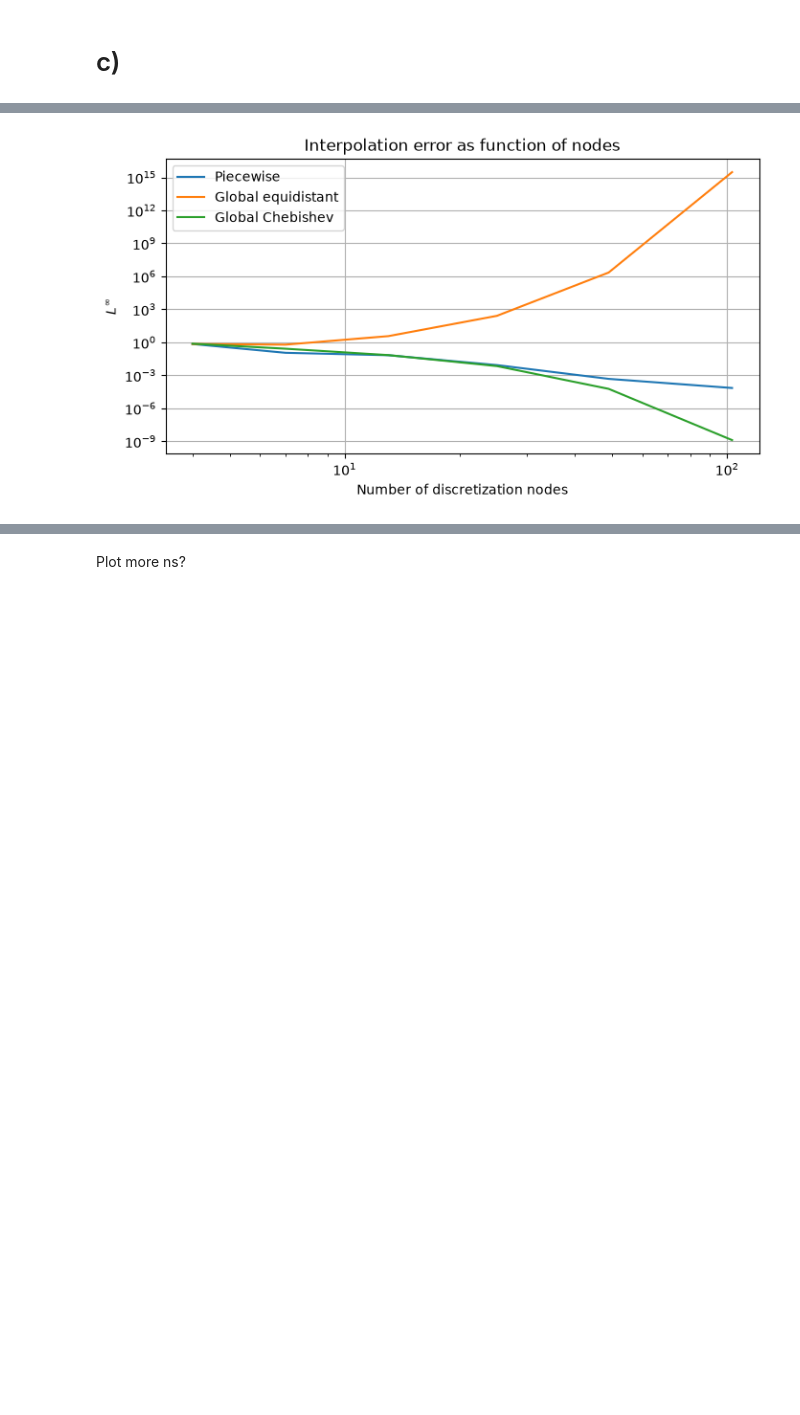
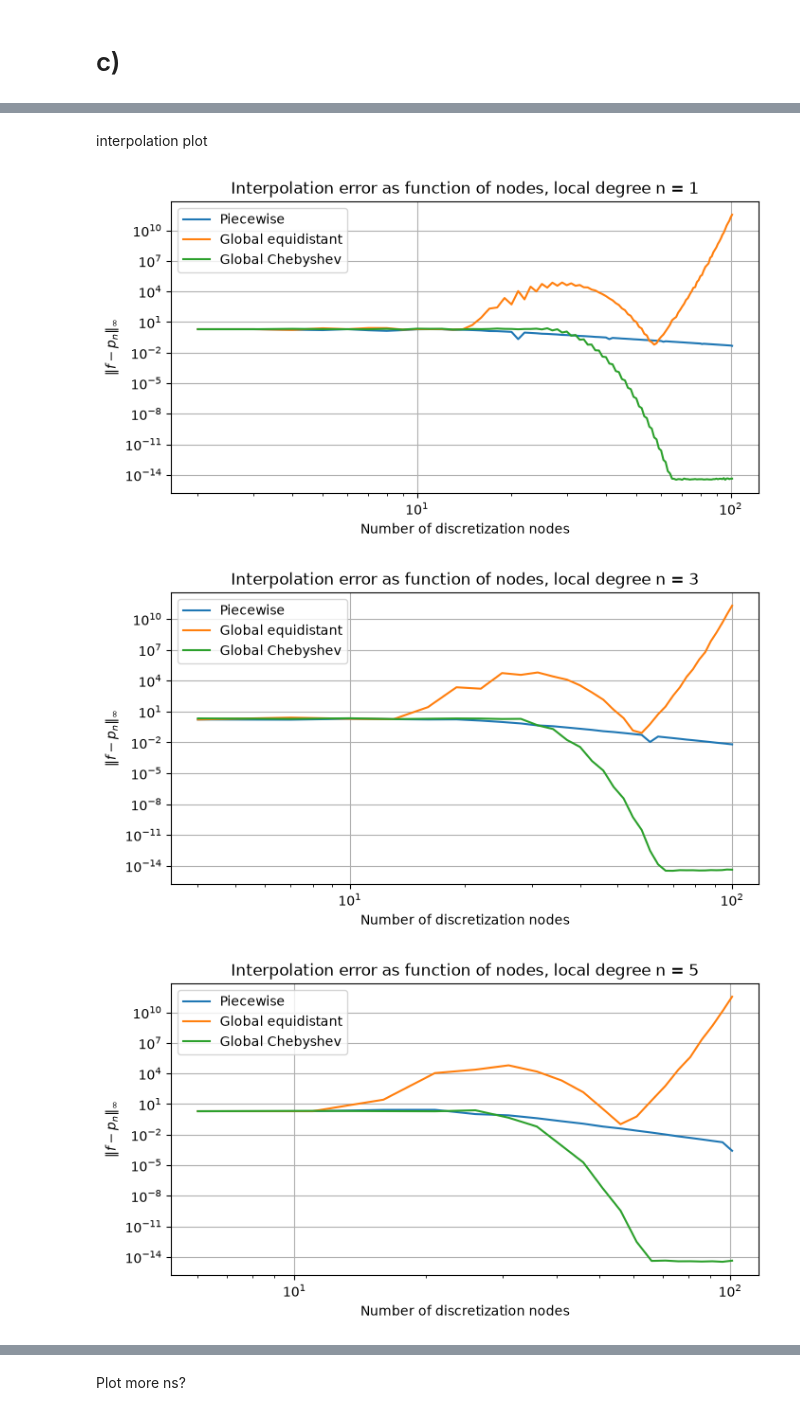
Before and after one commit to KristofferEide06/TMA4215, a Jupyter notebook: project_1/notebooks/project_1.ipynb, the cells around one changed output, grey strips where cells are left out. Cells and saved outputs as stored; diff of their text form; code cells hidden in the pictures; blank space fills up the shorter version.

```diff
--- a/project_1/notebooks/project_1.ipynb
+++ b/project_1/notebooks/project_1.ipynb
@@ -74,13 +81,14 @@ from tma4215_project1.analysis.plots.lagrange_plots import(
     compare_l2_max_norm,
 )
 # %%
-n_arr_b = np.arange(1, 31, dtype = np.int64)
+n_arr_b = np.arange(1, 51, dtype = np.int64)
 
 fig, axs = compare_l2_max_norm(
     fun = f,
     interval = (0.0, 1.0),
     n_arr = n_arr_b,
     bound = True,
+    use_numeric_calc = True,
     savefig = SAVE_FIGURES,
 )
 plt.show()
@@ -120,19 +171,19 @@ fig, ax = plt.subplots(figsize = (8, 4))
 
 for n_local in range(1, 11):
     max_err, _ = piecewise_lagrange_k(
-        fun = runge,
+        fun = f,
         x = grid_c,
         k_arr = k_arr_c,
         n = n_local,
         interval = interval_c,
     )
 
-    ax.plot(k_arr_c, max_err, label = f'n = {n_local}', marker = '.', markersize = 3)
+    ax.plot(k_arr_c, max_err, label = f'n = {n_local}', markersize = 3)
 
 ax.set_xscale('log')
 ax.set_yscale('log')
 ax.set_xlabel('K')
-ax.set_ylabel(r'$L^\infty$ err')
+ax.set_ylabel(r'$\|f-p_n\|_\infty$')
 ax.set_title('Piecewise interpolation error as function of K')
 ax.grid()
 ax.legend(ncol = 2)
@@ -142,0 +196,9 @@ plt.show()
+# %%
+fig, ax = plot_piecewise_interpolation(
+    fun = f,
+    x = grid_c,
+    k = 100,
+    n = 10,
+    interval = interval_c,
+    savefig = SAVE_FIGURES,
+)
@@ -143,14 +207,23 @@ plt.show()
+# %% [markdown]
+ interpolation plot
 # %%
+n_arr_comparison = np.array([1, 3, 5, 10], dtype = np.int64)
 k_arr_comparison = np.array([1, 2, 4, 8, 16, 34], dtype = np.int64)
+max_degree = 100
 
-fig, ax = compare_piecewise_global_max_error(
-    fun = runge,
-    x = grid_c,
-    k_arr = k_arr_comparison,
-    n = 3,
-    interval = interval_c,
-    savefig = SAVE_FIGURES,
-)
+
+for n in n_arr_comparison:
+    k_arr = np.arange(1, max_degree// int(n) + 1, dtype = np.int64)
+    fig, ax = compare_piecewise_global_max_error(
+        fun = f,
+        x = grid_c,
+        k_arr = k_arr,
+        n = n,
+        interval = interval_c,
+        savefig = SAVE_FIGURES,
+    )
 plt.show()
 # %% [output]
-[figure, old version]
+[figure, new version]
+[figure, added]
+[figure, added]
```
Also changed, not shown: parts of 38 cells of this notebook, 8 other files.
